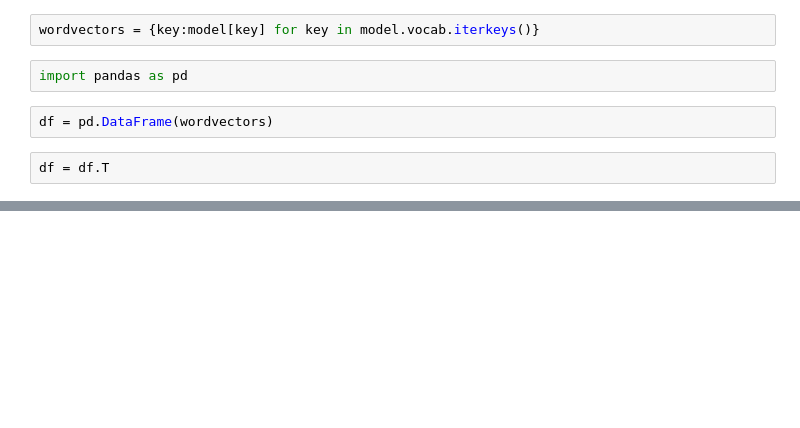
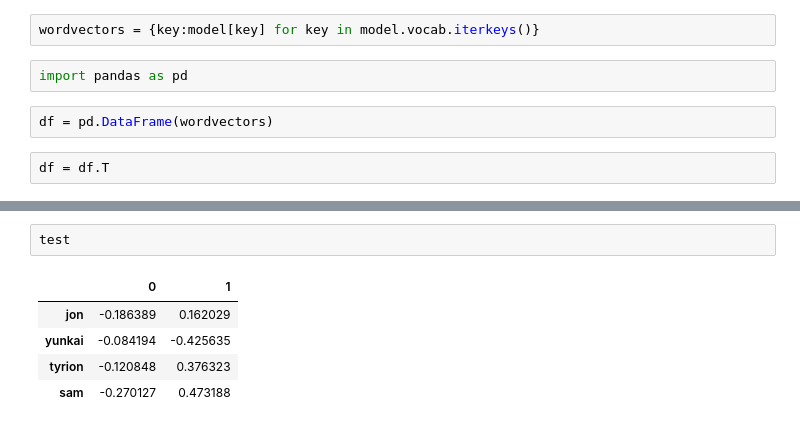
Before and after one commit to A-Jacobson/GoTWord2Vec, a Jupyter notebook: explore.ipynb, the cells around one changed output, grey strips where cells are left out. Saved outputs shown, nothing was run; the diff lists cells and outputs as text; blank space fills up the shorter version.

```diff
--- a/explore.ipynb
+++ b/explore.ipynb
@@ -89,0 +171,8 @@ df
+# %%
+test
+# %% [output]
+|  | 0 | 1 |
+| jon | -0.186389 | 0.162029 |
+| yunkai | -0.084194 | -0.425635 |
+| tyrion | -0.120848 | 0.376323 |
+| sam | -0.270127 | 0.473188 |
```
Also changed, not shown: parts of 18 cells of this notebook, 3 other files.
